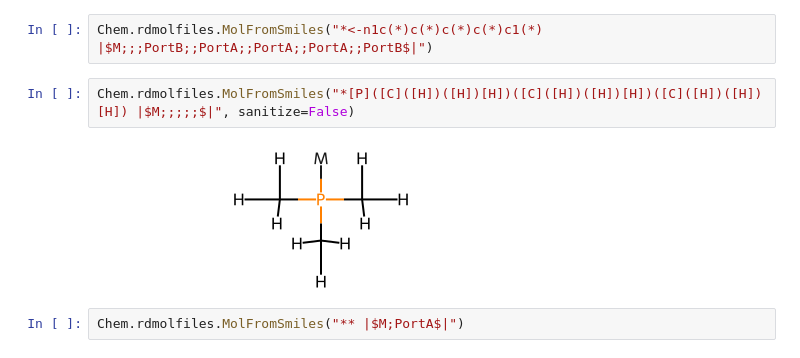
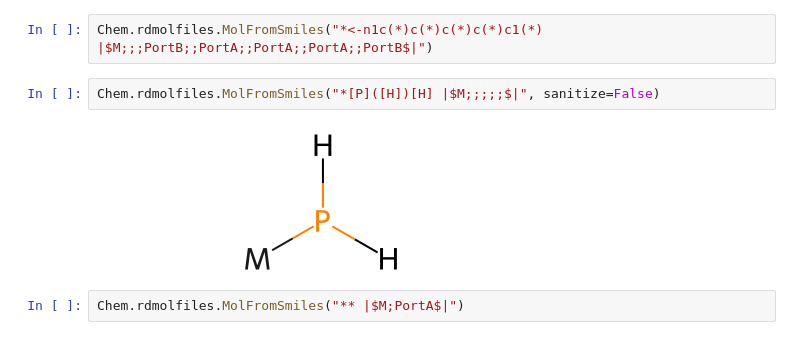
Before and after one commit to jaclark5/ArchitectorDataset, a Jupyter notebook: test.ipynb, the cells around one changed output. Saved outputs shown, nothing was run; the diff lists cells and outputs as text.

```diff
--- a/test.ipynb
+++ b/test.ipynb
@@ -43,9 +43,9 @@ inputDict = {
 # %%
 Chem.rdmolfiles.MolFromSmiles("*<-n1c(*)c(*)c(*)c(*)c1(*) |$M;;;PortB;;PortA;;PortA;;PortA;;PortB$|")
 # %%
-Chem.rdmolfiles.MolFromSmiles("*[P]([C]([H])([H])[H])([C]([H])([H])[H])([C]([H])([H])[H]) |$M;;;;;$|", sanitize=False)
+Chem.rdmolfiles.MolFromSmiles("*[P]([H])[H] |$M;;;;;$|", sanitize=False)
 # %% [output]
-[figure, old version]
+[figure, new version]
 # %%
 Chem.rdmolfiles.MolFromSmiles("** |$M;PortA$|")
 # %% [output]
```
Also changed, not shown: 3 other files.
